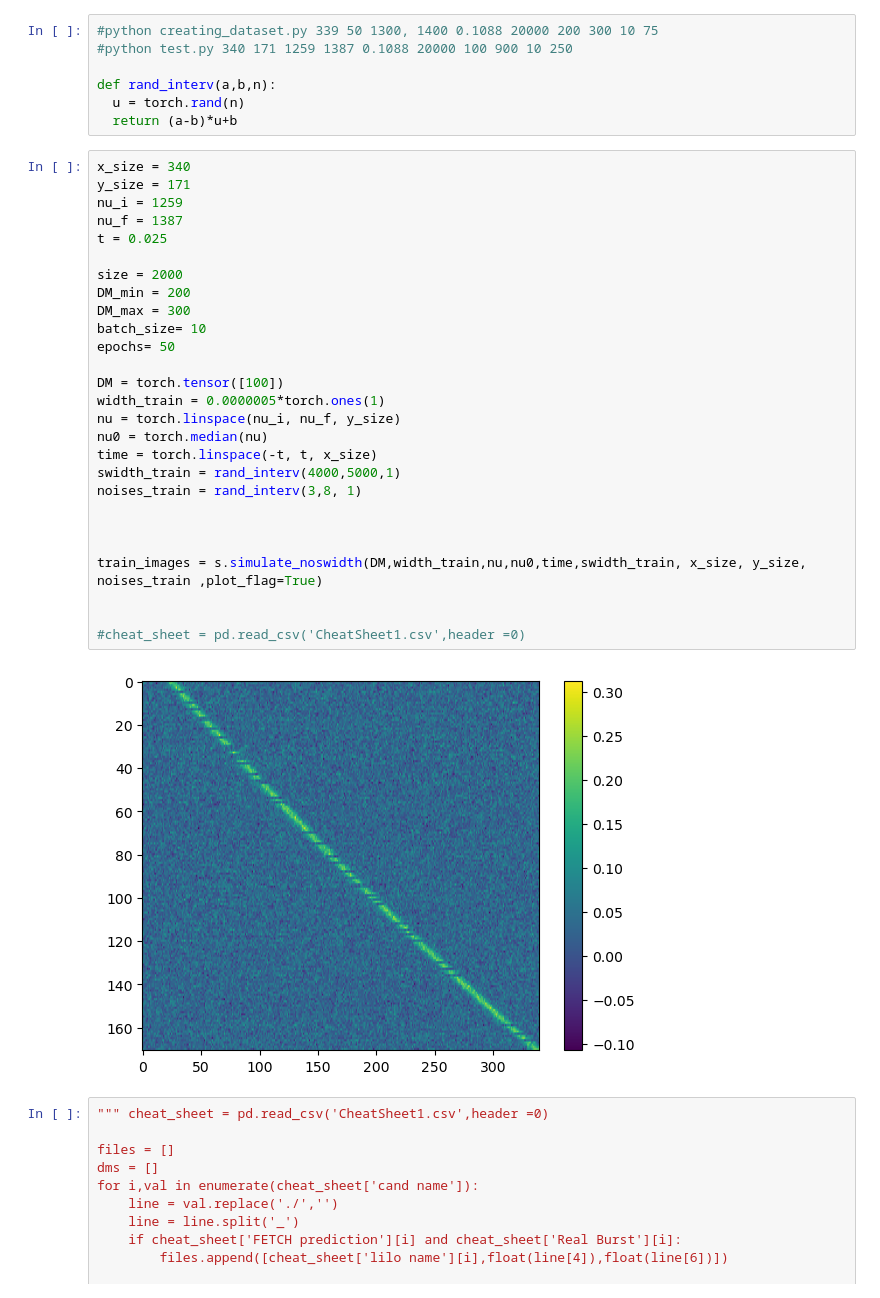
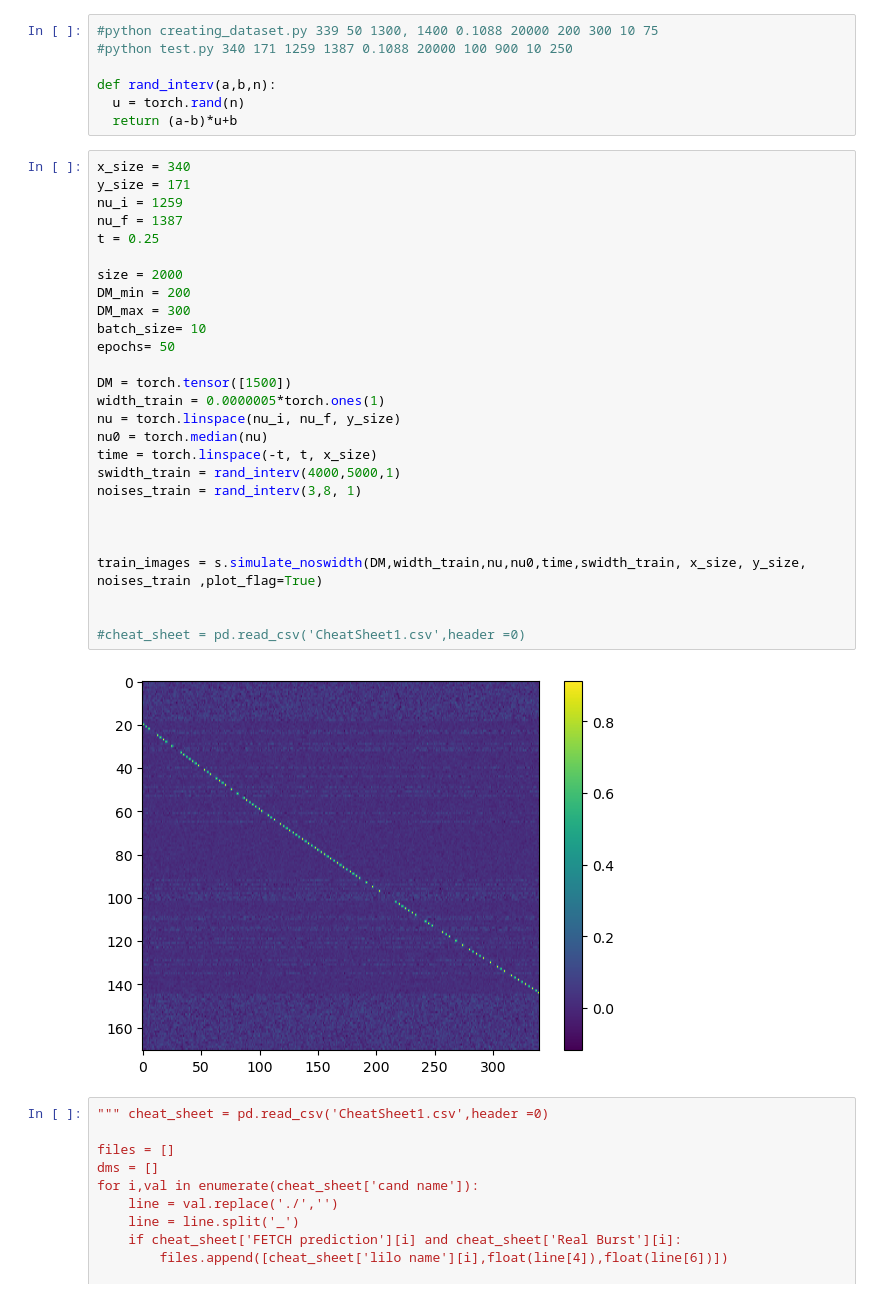
Before and after one commit to ruggerovaldata/model_GPU, a Jupyter notebook: Experimenting/testing.ipynb, the cells around one changed output. Saved outputs shown, nothing was run; the diff lists cells and outputs as text.

```diff
--- a/Experimenting/testing.ipynb
+++ b/Experimenting/testing.ipynb
@@ -20,32 +20,32 @@ def rand_interv(a,b,n):
 # %%
 x_size = 340
 y_size = 171
 nu_i = 1259
 nu_f = 1387
-t = 0.025
+t = 0.25
 
 size = 2000
 DM_min = 200
 DM_max = 300
 batch_size= 10
 epochs= 50
 
-DM = torch.tensor([100])
+DM = torch.tensor([1500])
 width_train = 0.0000005*torch.ones(1)
 nu = torch.linspace(nu_i, nu_f, y_size)
 nu0 = torch.median(nu)
 time = torch.linspace(-t, t, x_size)
 swidth_train = rand_interv(4000,5000,1)
 noises_train = rand_interv(3,8, 1)
 
 
 
 train_images = s.simulate_noswidth(DM,width_train,nu,nu0,time,swidth_train, x_size, y_size, noises_train ,plot_flag=True)
 
 
 #cheat_sheet = pd.read_csv('CheatSheet1.csv',header =0)
 # %% [output]
-[figure, old version]
+[figure, new version]
 # %%
 """ cheat_sheet = pd.read_csv('CheatSheet1.csv',header =0)
 
```
Also changed, not shown: 1 other file.
